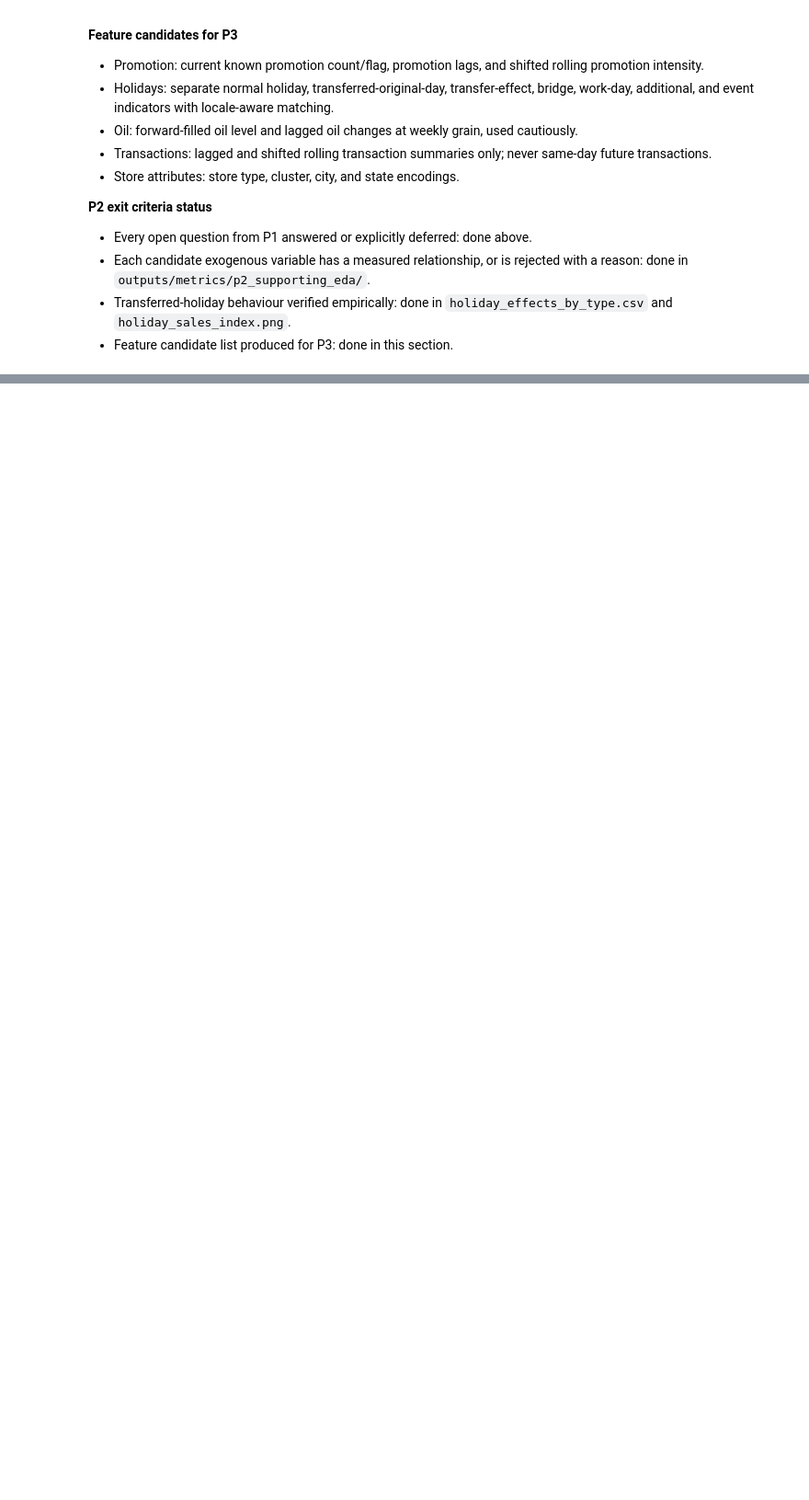
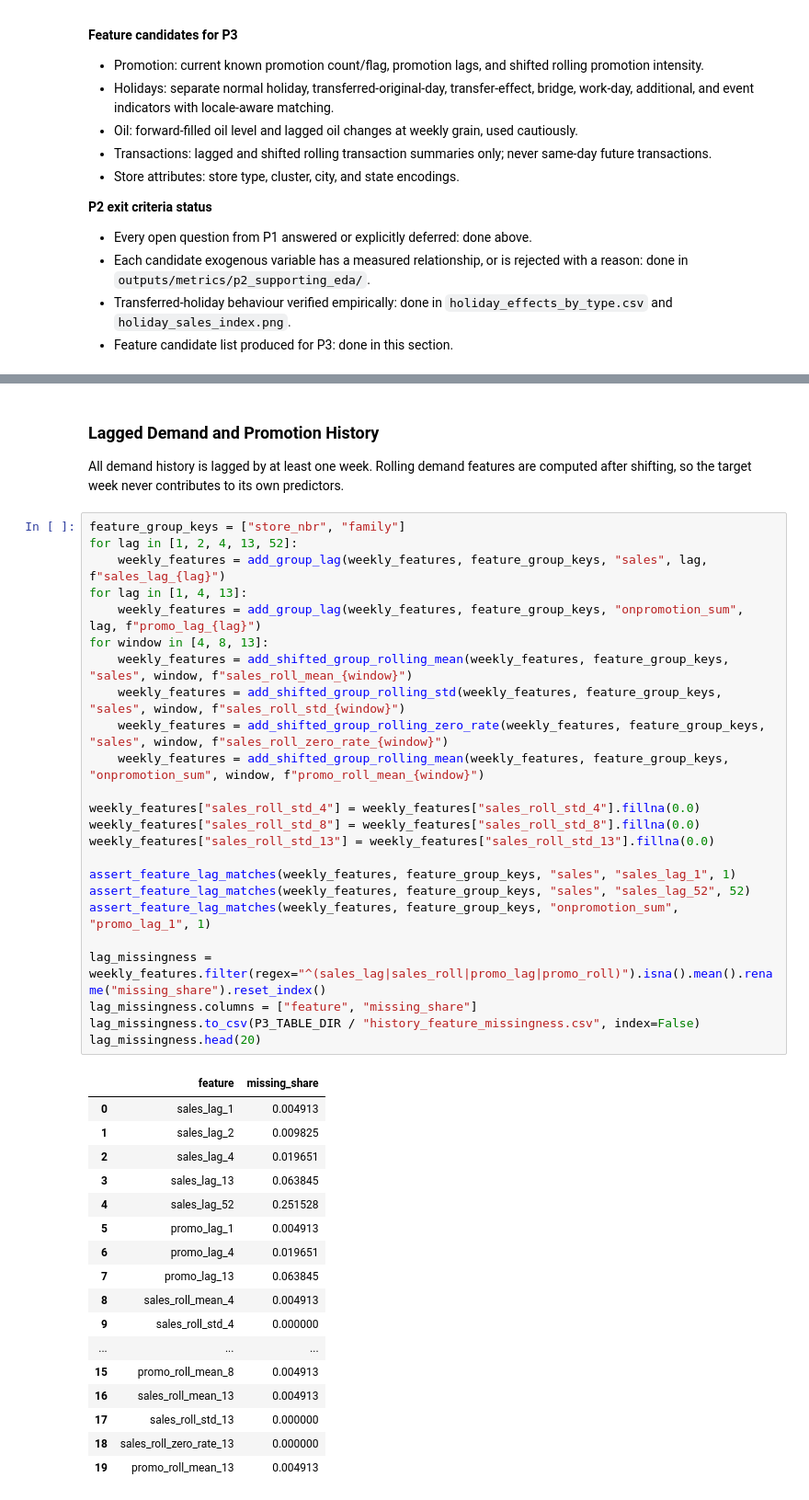
Before and after one commit to Mainakkundu/retail-replenishment-system, a Jupyter notebook: notebooks/01_eda_features.ipynb, the cells around one changed output, grey strips where cells are left out. Shown at 92% size. Drawn from its saved outputs; the diff is of its cells as text; blank space fills up the shorter version.

```diff
--- a/notebooks/01_eda_features.ipynb
+++ b/notebooks/01_eda_features.ipynb
@@ -972,0 +1122,46 @@ Not started. P3 begins only after P2 exit criteria are accepted.
+# %% [markdown]
+### Lagged Demand and Promotion History
+
+All demand history is lagged by at least one week. Rolling demand features are computed after shifting, so the target week never contributes to its own predictors.
+# %%
+feature_group_keys = ["store_nbr", "family"]
+for lag in [1, 2, 4, 13, 52]:
+    weekly_features = add_group_lag(weekly_features, feature_group_keys, "sales", lag, f"sales_lag_{lag}")
+for lag in [1, 4, 13]:
+    weekly_features = add_group_lag(weekly_features, feature_group_keys, "onpromotion_sum", lag, f"promo_lag_{lag}")
+for window in [4, 8, 13]:
+    weekly_features = add_shifted_group_rolling_mean(weekly_features, feature_group_keys, "sales", window, f"sales_roll_mean_{window}")
+    weekly_features = add_shifted_group_rolling_std(weekly_features, feature_group_keys, "sales", window, f"sales_roll_std_{window}")
+    weekly_features = add_shifted_group_rolling_zero_rate(weekly_features, feature_group_keys, "sales", window, f"sales_roll_zero_rate_{window}")
+    weekly_features = add_shifted_group_rolling_mean(weekly_features, feature_group_keys, "onpromotion_sum", window, f"promo_roll_mean_{window}")
+
+weekly_features["sales_roll_std_4"] = weekly_features["sales_roll_std_4"].fillna(0.0)
+weekly_features["sales_roll_std_8"] = weekly_features["sales_roll_std_8"].fillna(0.0)
+weekly_features["sales_roll_std_13"] = weekly_features["sales_roll_std_13"].fillna(0.0)
+
+assert_feature_lag_matches(weekly_features, feature_group_keys, "sales", "sales_lag_1", 1)
+assert_feature_lag_matches(weekly_features, feature_group_keys, "sales", "sales_lag_52", 52)
+assert_feature_lag_matches(weekly_features, feature_group_keys, "onpromotion_sum", "promo_lag_1", 1)
+
+lag_missingness = weekly_features.filter(regex="^(sales_lag|sales_roll|promo_lag|promo_roll)").isna().mean().rename("missing_share").reset_index()
+lag_missingness.columns = ["feature", "missing_share"]
+lag_missingness.to_csv(P3_TABLE_DIR / "history_feature_missingness.csv", index=False)
+lag_missingness.head(20)
+# %% [output]
+|  | feature | missing_share |
+| 0 | sales_lag_1 | 0.004913 |
+| 1 | sales_lag_2 | 0.009825 |
+| 2 | sales_lag_4 | 0.019651 |
+| 3 | sales_lag_13 | 0.063845 |
+| 4 | sales_lag_52 | 0.251528 |
+| 5 | promo_lag_1 | 0.004913 |
+| 6 | promo_lag_4 | 0.019651 |
+| 7 | promo_lag_13 | 0.063845 |
+| 8 | sales_roll_mean_4 | 0.004913 |
+| 9 | sales_roll_std_4 | 0.000000 |
+| ... | ... | ... |
+| 15 | promo_roll_mean_8 | 0.004913 |
+| 16 | sales_roll_mean_13 | 0.004913 |
+| 17 | sales_roll_std_13 | 0.000000 |
+| 18 | sales_roll_zero_rate_13 | 0.000000 |
+| 19 | promo_roll_mean_13 | 0.004913 |
```
Also changed, not shown: parts of 16 cells of this notebook.
